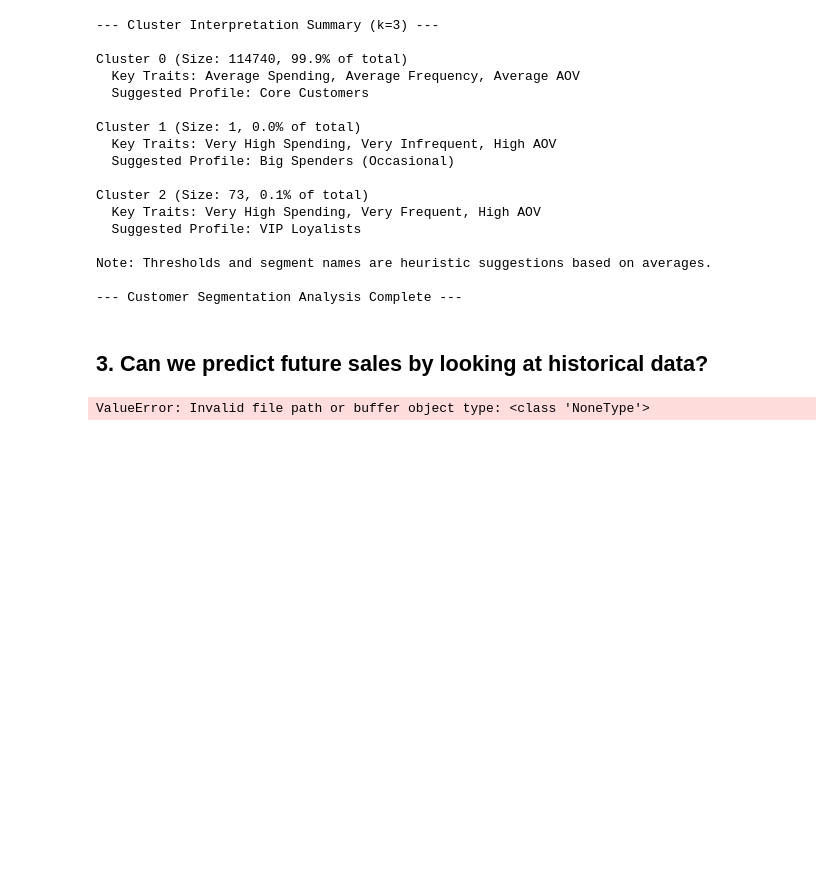
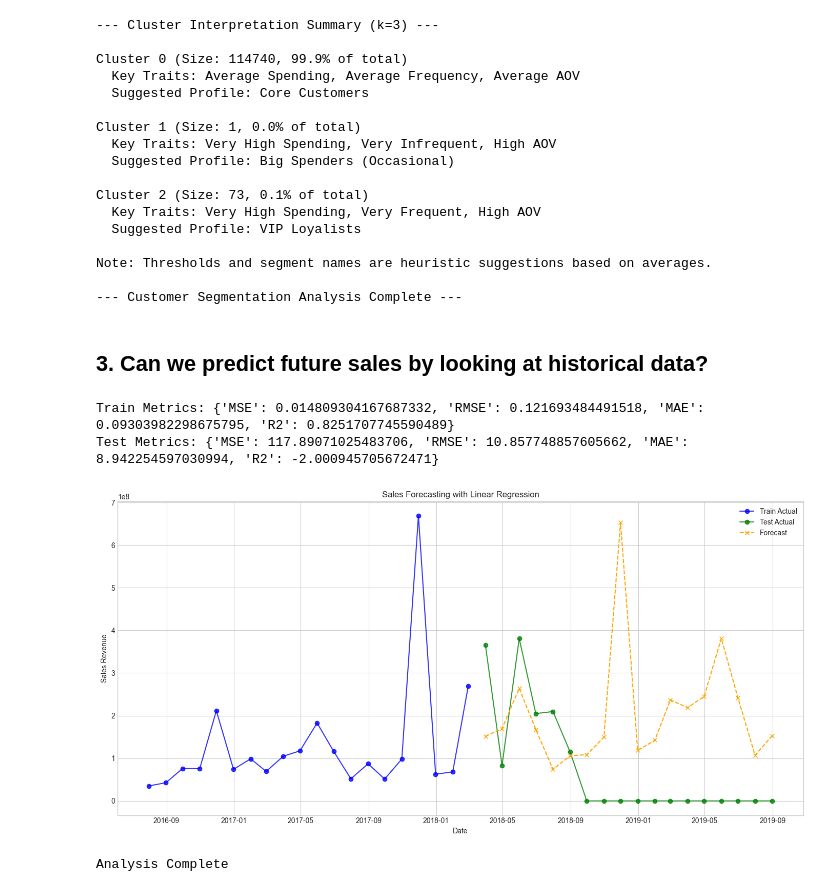
Before and after one commit to SalaarMasood/Data-Science-Proj, a Jupyter notebook: models.ipynb, the cells around one changed output. Drawn from its saved outputs; the diff is of its cells as text; code cells hidden in the pictures; blank space fills up the shorter version.

```diff
--- a/models.ipynb
+++ b/models.ipynb
@@ -693,6 +693,8 @@ monthly_summary_full = pd.merge(monthly_summary, pd.DataFrame({'created_at': ful
 
 # Feature Creation
 monthly_summary_full['time_index'] = range(1, len(monthly_summary_full) + 1)
+# Use fillna before log transformation to avoid NaN
+monthly_summary_full['grand_total'] = monthly_summary_full['grand_total'].fillna(1e-5)
 monthly_summary_full['log_sales_target'] = np.log10(monthly_summary_full['grand_total'])
 for month in range(1, 13):
     monthly_summary_full[f'month_is_{month}'] = (monthly_summary_full['created_at'].dt.month == month).astype(int)
@@ -702,40 +704,64 @@ n_train_months = 20
 feature_cols = ['time_index'] + [f'month_is_{m}' for m in range(2, 13)]
 train_data = monthly_summary_full.iloc[:n_train_months]
 test_data = monthly_summary_full.iloc[n_train_months:]
 
 # Train the model
 X_train, y_train = train_data[feature_cols], train_data['log_sales_target']
-X_test, y_test = test_data[feature_cols], test_data['log_sales_target']
+X_test = test_data[feature_cols]
 model = LinearRegression().fit(X_train, y_train)
 
-# Predict and Evaluate
+# Make predictions
+train_predictions = model.predict(X_train)
+test_predictions = model.predict(X_test)
+
+# Filter out NaN values for evaluation (only historical test data)
+valid_test_indices = ~test_data['log_sales_target'].isna()
+y_test_valid = test_data.loc[valid_test_indices, 'log_sales_target']
+test_pred_valid = test_predictions[valid_test_indices]
+
+# Evaluate where we have actual data
 def evaluate(y_true, y_pred):
     return {
         'MSE': mean_squared_error(y_true, y_pred),
         'RMSE': np.sqrt(mean_squared_error(y_true, y_pred)),
         'MAE': mean_absolute_error(y_true, y_pred),
         'R2': r2_score(y_true, y_pred)
     }
 
-train_metrics = evaluate(y_train, model.predict(X_train))
-test_metrics = evaluate(y_test, model.predict(X_test))
-
-print(f"Train Metrics: {train_metrics}")
-print(f"Test Metrics: {test_metrics}")
+train_metrics = evaluate(y_train, train_predictions)
+if len(y_test_valid) > 0:
+    test_metrics = evaluate(y_test_valid, test_pred_valid)
+    print(f"Train Metrics: {train_metrics}")
+    print(f"Test Metrics: {test_metrics}")
+else:
+    print(f"Train Metrics: {train_metrics}")
+    print("No valid test data with actual values for evaluation")
 
 # Plotting
 plt.figure(figsize=(14, 7))
+
+# Plot training data
 plt.plot(train_data['created_at'], 10**y_train, label='Train Actual', marker='o', linestyle='-', color='blue', alpha=0.8)
-plt.plot(test_data['created_at'], 10**y_test, label='Test Actual', marker='o', linestyle='-', color='green', alpha=0.8)
-plt.plot(test_data['created_at'], 10**model.predict(X_test), label='Test Forecast', marker='x', linestyle='--', color='orange')
+
+# Plot test data where available
+if len(y_test_valid) > 0:
+    valid_test_dates = test_data.loc[valid_test_indices, 'created_at']
+    plt.plot(valid_test_dates, 10**y_test_valid, label='Test Actual', marker='o', linestyle='-', color='green', alpha=0.8)
+
+# Plot forecast for all test dates
+plt.plot(test_data['created_at'], 10**test_predictions, label='Forecast', marker='x', linestyle='--', color='orange')
+
 plt.title('Sales Forecasting with Linear Regression')
 plt.xlabel('Date')
 plt.ylabel('Sales Revenue')
 plt.legend()
 plt.grid(True)
 plt.tight_layout()
 plt.show()
 
 print("Analysis Complete")
 # %% [output]
-ValueError: Invalid file path or buffer object type: <class 'NoneType'>
+Train Metrics: {'MSE': 0.014809304167687332, 'RMSE': 0.121693484491518, 'MAE': 0.09303982298675795, 'R2': 0.8251707745590489}
+Test Metrics: {'MSE': 117.89071025483706, 'RMSE': 10.857748857605662, 'MAE': 8.942254597030994, 'R2': -2.000945705672471}
+[figure, added]
+Analysis Complete
```
